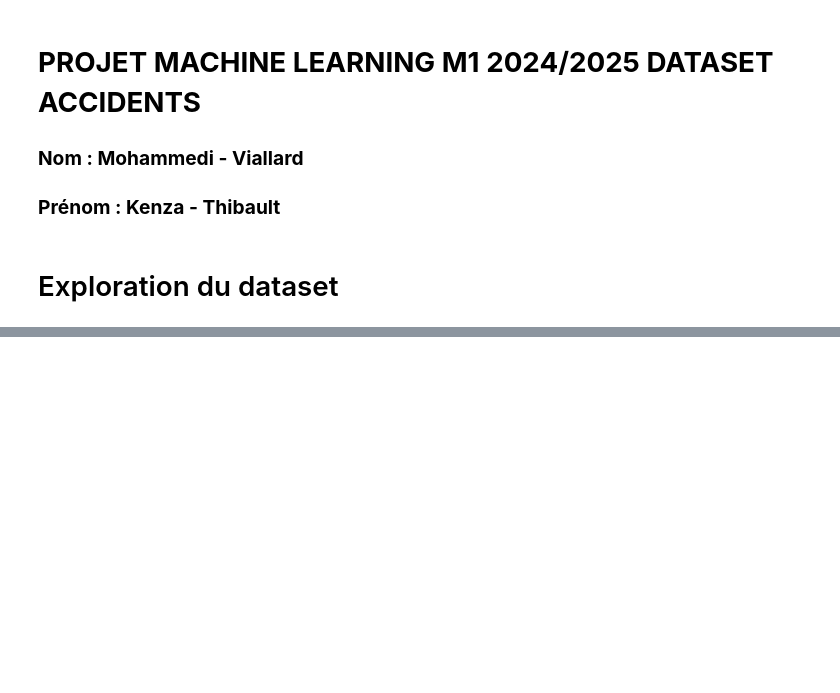
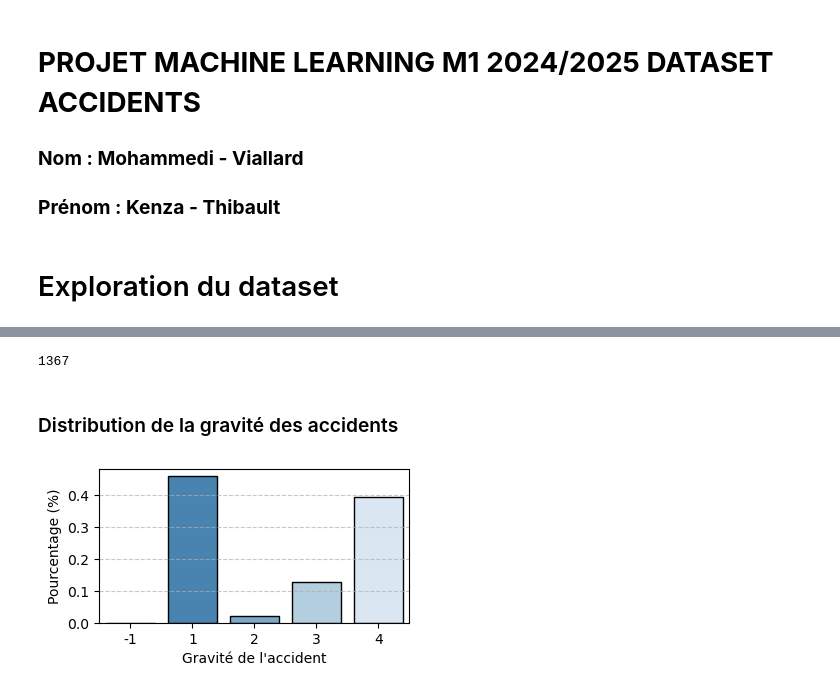
Before and after one commit to Thibo0/projet_ml_m1, a Jupyter notebook: projet.ipynb, the cells around one changed output, grey strips where cells are left out. Saved outputs shown, nothing was run; the diff lists cells and outputs as text; code cells hidden in the pictures; blank space fills up the shorter version.

```diff
--- a/projet.ipynb
+++ b/projet.ipynb
@@ -22,0 +54,21 @@ display(dataset)
+# %%
+unique_hrmn = dataset['hrmn'].nunique()
+print(unique_hrmn)
+# %% [output]
+1367
+# %% [markdown]
+### Distribution de la gravité des accidents
+# %%
+grav_distribution = dataset['grav'].value_counts(normalize=True)
+
+plt.figure(figsize=(4, 2))
+sns.barplot(x=grav_distribution.index, y=grav_distribution.values, palette="Blues_r", edgecolor='black')
+
+
+plt.xlabel("Gravité de l'accident")
+plt.ylabel("Pourcentage (%)")
+plt.xticks(rotation=0)
+plt.grid(axis='y', linestyle='--', alpha=0.7)
+plt.show()
+# %% [output]
+[figure, added]
```
Also changed, not shown: parts of 8 cells of this notebook.
